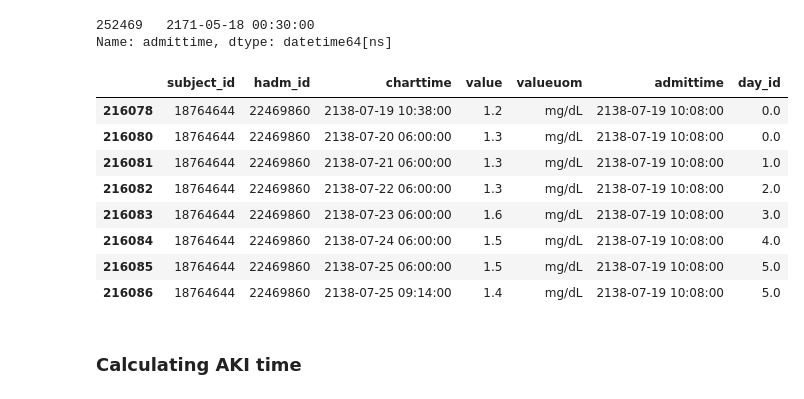
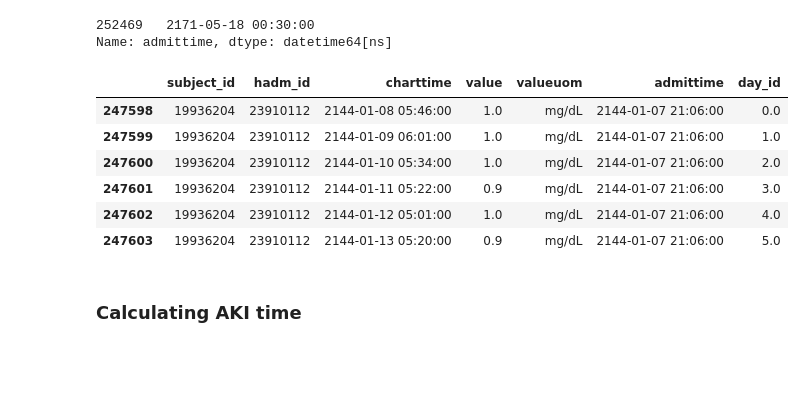
Before and after one commit to maslenkovas/aki_prediction, a Jupyter notebook: preprocessing.ipynb, the cells around one changed output. Cells and saved outputs as stored; diff of their text form; code cells hidden in the pictures; blank space fills up the shorter version.

```diff
--- a/preprocessing.ipynb
+++ b/preprocessing.ipynb
@@ -654,17 +652,15 @@ data_admissions[data_admissions.hadm_id==26693007].admittime
 252469   2171-05-18 00:30:00
 Name: admittime, dtype: datetime64[ns]
 # %%
-labevents_creatinine[labevents_creatinine.hadm_id==22469860]
+labevents_creatinine[labevents_creatinine.hadm_id==23910112]
 # %% [output]
 |  | subject_id | hadm_id | charttime | value | valueuom | admittime | day_id |
-| 216078 | 18764644 | 22469860 | 2138-07-19 10:38:00 | 1.2 | mg/dL | 2138-07-19 10:08:00 | 0.0 |
-| 216080 | 18764644 | 22469860 | 2138-07-20 06:00:00 | 1.3 | mg/dL | 2138-07-19 10:08:00 | 0.0 |
-| 216081 | 18764644 | 22469860 | 2138-07-21 06:00:00 | 1.3 | mg/dL | 2138-07-19 10:08:00 | 1.0 |
-| 216082 | 18764644 | 22469860 | 2138-07-22 06:00:00 | 1.3 | mg/dL | 2138-07-19 10:08:00 | 2.0 |
-| 216083 | 18764644 | 22469860 | 2138-07-23 06:00:00 | 1.6 | mg/dL | 2138-07-19 10:08:00 | 3.0 |
-| 216084 | 18764644 | 22469860 | 2138-07-24 06:00:00 | 1.5 | mg/dL | 2138-07-19 10:08:00 | 4.0 |
-| 216085 | 18764644 | 22469860 | 2138-07-25 06:00:00 | 1.5 | mg/dL | 2138-07-19 10:08:00 | 5.0 |
-| 216086 | 18764644 | 22469860 | 2138-07-25 09:14:00 | 1.4 | mg/dL | 2138-07-19 10:08:00 | 5.0 |
+| 247598 | 19936204 | 23910112 | 2144-01-08 05:46:00 | 1.0 | mg/dL | 2144-01-07 21:06:00 | 0.0 |
+| 247599 | 19936204 | 23910112 | 2144-01-09 06:01:00 | 1.0 | mg/dL | 2144-01-07 21:06:00 | 1.0 |
+| 247600 | 19936204 | 23910112 | 2144-01-10 05:34:00 | 1.0 | mg/dL | 2144-01-07 21:06:00 | 2.0 |
+| 247601 | 19936204 | 23910112 | 2144-01-11 05:22:00 | 0.9 | mg/dL | 2144-01-07 21:06:00 | 3.0 |
+| 247602 | 19936204 | 23910112 | 2144-01-12 05:01:00 | 1.0 | mg/dL | 2144-01-07 21:06:00 | 4.0 |
+| 247603 | 19936204 | 23910112 | 2144-01-13 05:20:00 | 0.9 | mg/dL | 2144-01-07 21:06:00 | 5.0 |
 # %% [markdown]
 ### Calculating AKI time
 # %%
```
Also changed, not shown: parts of 1 cell of this notebook, 2 other files.
